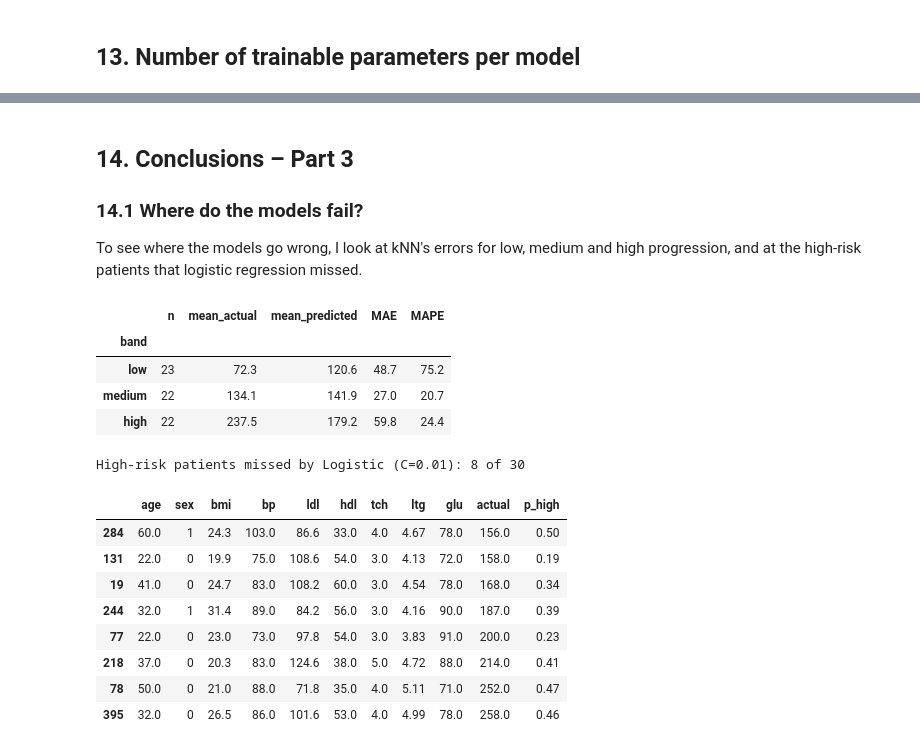
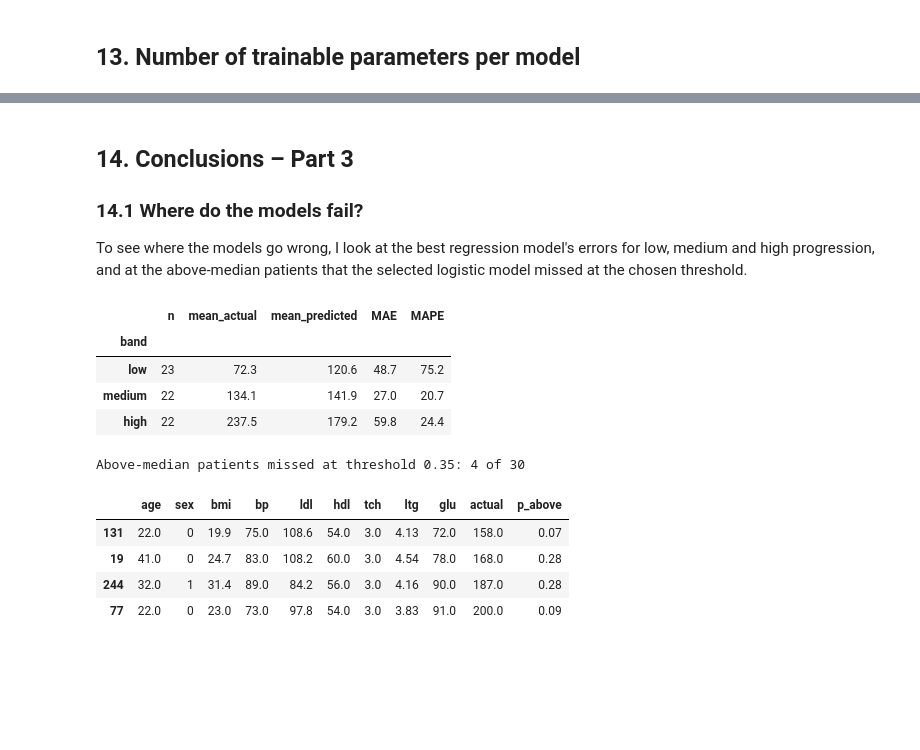
Before and after one commit to Namypark/diabetes-progression-lab2, a Jupyter notebook: lab2_diabetes.ipynb, the cells around one changed output, grey strips where cells are left out. Saved outputs shown, nothing was run; the diff lists cells and outputs as text; code cells hidden in the pictures; blank space fills up the shorter version.

```diff
--- a/lab2_diabetes.ipynb
+++ b/lab2_diabetes.ipynb
@@ -788,13 +851,13 @@ I picked two settings for each type of model:
 # %%
-from sklearn.preprocessing import StandardScaler
 from sklearn.tree import DecisionTreeRegressor
 from sklearn.neighbors import KNeighborsRegressor
 from sklearn.linear_model import LogisticRegression
 
 
 def poly_model(degree):
+    # include_bias=False: LinearRegression's intercept is the only intercept
     return Pipeline([("scale", StandardScaler()),
-                     ("poly", PolynomialFeatures(degree=degree)),
+                     ("poly", PolynomialFeatures(degree=degree, include_bias=False)),
                      ("linreg", LinearRegression())])
 
 
@@ -817,7 +880,7 @@ mv_models = {
 for model in mv_models.values():
     model.fit(X_train_mv, y_train)
 
-# Binary screening labels for logistic regression
+# Binary labels for logistic regression: 1 = above-median progression
 y_train_cls = (y_train > RISK_THRESHOLD).astype(int)
 y_val_cls = (y_val > RISK_THRESHOLD).astype(int)
 y_test_cls = (y_test > RISK_THRESHOLD).astype(int)
@@ -853,14 +921,16 @@ probabilities rank high-risk patients above low-risk ones, no matter which thres
 # %%
-from sklearn.metrics import accuracy_score, precision_score, recall_score, f1_score, roc_auc_score
+from sklearn.metrics import (accuracy_score, precision_score, recall_score, f1_score,
+                             roc_auc_score, log_loss)
 
 
-def classification_metrics(y_true, y_pred, y_score=None):
+def classification_metrics(y_true, y_pred, y_proba=None):
     metrics = {"Accuracy": accuracy_score(y_true, y_pred),
                "Precision": precision_score(y_true, y_pred),
                "Recall": recall_score(y_true, y_pred),
                "F1": f1_score(y_true, y_pred)}
-    if y_score is not None:
-        metrics["ROC-AUC"] = roc_auc_score(y_true, y_score)
+    if y_proba is not None:
+        metrics["ROC-AUC"] = roc_auc_score(y_true, y_proba)
+        metrics["Log-loss"] = log_loss(y_true, y_proba)
     return metrics
 
 
@@ -946,0 +1040,16 @@ best_mv_model, best_log_model = mv_models[best_mv_name], log_models[best_log_nam
+# %%
+MIN_RECALL = 0.90
+val_proba = best_log_model.predict_proba(X_val_mv)[:, 1]
+
+threshold_rows = []
+for t in np.round(np.arange(0.50, 0.19, -0.05), 2):
+    pred = (val_proba >= t).astype(int)
+    threshold_rows.append({"threshold": t, "Val recall": recall_score(y_val_cls, pred),
+                           "Val precision": precision_score(y_val_cls, pred),
+                           "Val accuracy": accuracy_score(y_val_cls, pred)})
+threshold_table = pd.DataFrame(threshold_rows).set_index("threshold")
+
+meets_target = threshold_table[threshold_table["Val recall"] >= MIN_RECALL]
+THRESHOLD = meets_target.index.max() if len(meets_target) else 0.5
+print(f"Chosen threshold: {THRESHOLD}")
+threshold_table.round(3)
@@ -961,13 +1084,16 @@ mv_test_results.round(3)
 | kNN (k=15) – validation | 0.569 | 39.167 | 39.858 |
 | kNN (k=15) – test | 0.409 | 45.215 | 40.617 |
 # %%
-log_test_pred = best_log_model.predict(X_test_mv)
 log_test_proba = best_log_model.predict_proba(X_test_mv)[:, 1]
+log_test_pred = (log_test_proba >= THRESHOLD).astype(int)
 
 pd.DataFrame({
-    "BMI only – degree 1 (Part 2)": classification_metrics(y_test_cls, flagged_high),
+    f"BMI only (flag > {RISK_THRESHOLD:.0f})": classification_metrics(y_test_cls, flagged_high),
     f"{best_mv_name} (flag > {RISK_THRESHOLD:.0f})": classification_metrics(
         y_test_cls, (best_mv_model.predict(X_test_mv) > RISK_THRESHOLD).astype(int)),
-    best_log_name: classification_metrics(y_test_cls, log_test_pred, log_test_proba),
+    f"{best_log_name} (threshold 0.5)": classification_metrics(
+        y_test_cls, (log_test_proba >= 0.5).astype(int), log_test_proba),
+    f"{best_log_name} (threshold {THRESHOLD})": classification_metrics(
+        y_test_cls, log_test_pred, log_test_proba),
 }).T.round(3)
 # %% [output]
@@ -1144,6 +1283,7 @@ First 12 degree-2 terms: ['1' 'age' 'sex' 'bmi' 'bp' 'ldl' 'hdl' 'tch' 'ltg' 'gl
 ## 14. Conclusions – Part 3
 ### 14.1 Where do the models fail?
 
-To see where the models go wrong, I look at kNN's errors for low, medium and high progression, and at
-the high-risk patients that logistic regression missed.
+To see where the models go wrong, I look at the best regression model's errors for low, medium and
+high progression, and at the above-median patients that the selected logistic model missed at the
+chosen threshold.
 # %%
@@ -1161,17 +1301,13 @@ pd.DataFrame({"actual": y_test, "predicted": knn_test_pred,
 | medium | 22 | 134.1 | 141.9 | 27.0 | 20.7 |
 | high | 22 | 237.5 | 179.2 | 59.8 | 24.4 |
 # %%
-missed = X_test_mv.assign(actual=y_test, p_high=log_test_proba)[(y_test_cls == 1) & (log_test_pred == 0)]
-print(f"High-risk patients missed by {best_log_name}: {len(missed)} of {y_test_cls.sum()}")
+missed = X_test_mv.assign(actual=y_test, p_above=log_test_proba)[(y_test_cls == 1) & (log_test_pred == 0)]
+print(f"Above-median patients missed at threshold {THRESHOLD}: {len(missed)} of {y_test_cls.sum()}")
 missed.sort_values("actual").round(2)
 # %% [output]
-High-risk patients missed by Logistic (C=0.01): 8 of 30
+Above-median patients missed at threshold 0.35: 4 of 30
-|  | age | sex | bmi | bp | ldl | hdl | tch | ltg | glu | actual | p_high |
-| 284 | 60.0 | 1 | 24.3 | 103.0 | 86.6 | 33.0 | 4.0 | 4.67 | 78.0 | 156.0 | 0.50 |
-| 131 | 22.0 | 0 | 19.9 | 75.0 | 108.6 | 54.0 | 3.0 | 4.13 | 72.0 | 158.0 | 0.19 |
-| 19 | 41.0 | 0 | 24.7 | 83.0 | 108.2 | 60.0 | 3.0 | 4.54 | 78.0 | 168.0 | 0.34 |
-| 244 | 32.0 | 1 | 31.4 | 89.0 | 84.2 | 56.0 | 3.0 | 4.16 | 90.0 | 187.0 | 0.39 |
-| 77 | 22.0 | 0 | 23.0 | 73.0 | 97.8 | 54.0 | 3.0 | 3.83 | 91.0 | 200.0 | 0.23 |
-| 218 | 37.0 | 0 | 20.3 | 83.0 | 124.6 | 38.0 | 5.0 | 4.72 | 88.0 | 214.0 | 0.41 |
-| 78 | 50.0 | 0 | 21.0 | 88.0 | 71.8 | 35.0 | 4.0 | 5.11 | 71.0 | 252.0 | 0.47 |
-| 395 | 32.0 | 0 | 26.5 | 86.0 | 101.6 | 53.0 | 4.0 | 4.99 | 78.0 | 258.0 | 0.46 |
+|  | age | sex | bmi | bp | ldl | hdl | tch | ltg | glu | actual | p_above |
+| 131 | 22.0 | 0 | 19.9 | 75.0 | 108.6 | 54.0 | 3.0 | 4.13 | 72.0 | 158.0 | 0.07 |
+| 19 | 41.0 | 0 | 24.7 | 83.0 | 108.2 | 60.0 | 3.0 | 4.54 | 78.0 | 168.0 | 0.28 |
+| 244 | 32.0 | 1 | 31.4 | 89.0 | 84.2 | 56.0 | 3.0 | 4.16 | 90.0 | 187.0 | 0.28 |
+| 77 | 22.0 | 0 | 23.0 | 73.0 | 97.8 | 54.0 | 3.0 | 3.83 | 91.0 | 200.0 | 0.09 |
```
Also changed, not shown: parts of 83 cells of this notebook, 1 other file.
